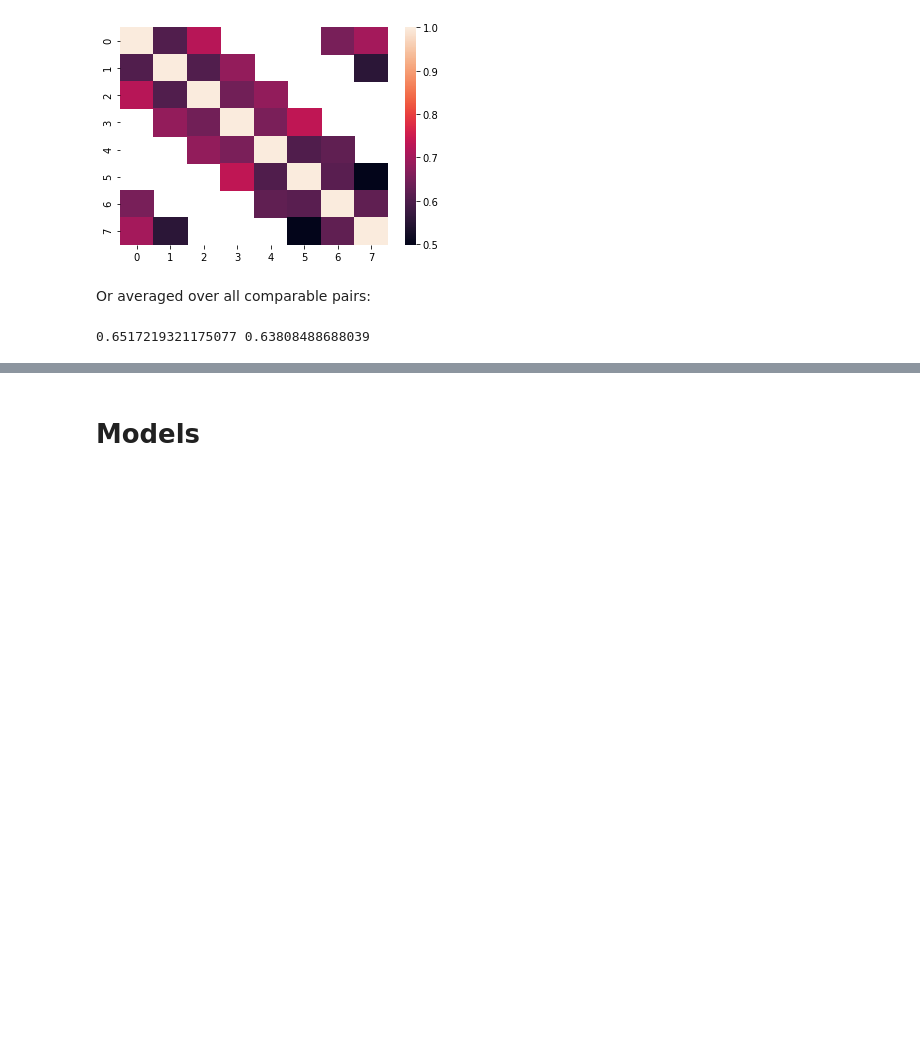
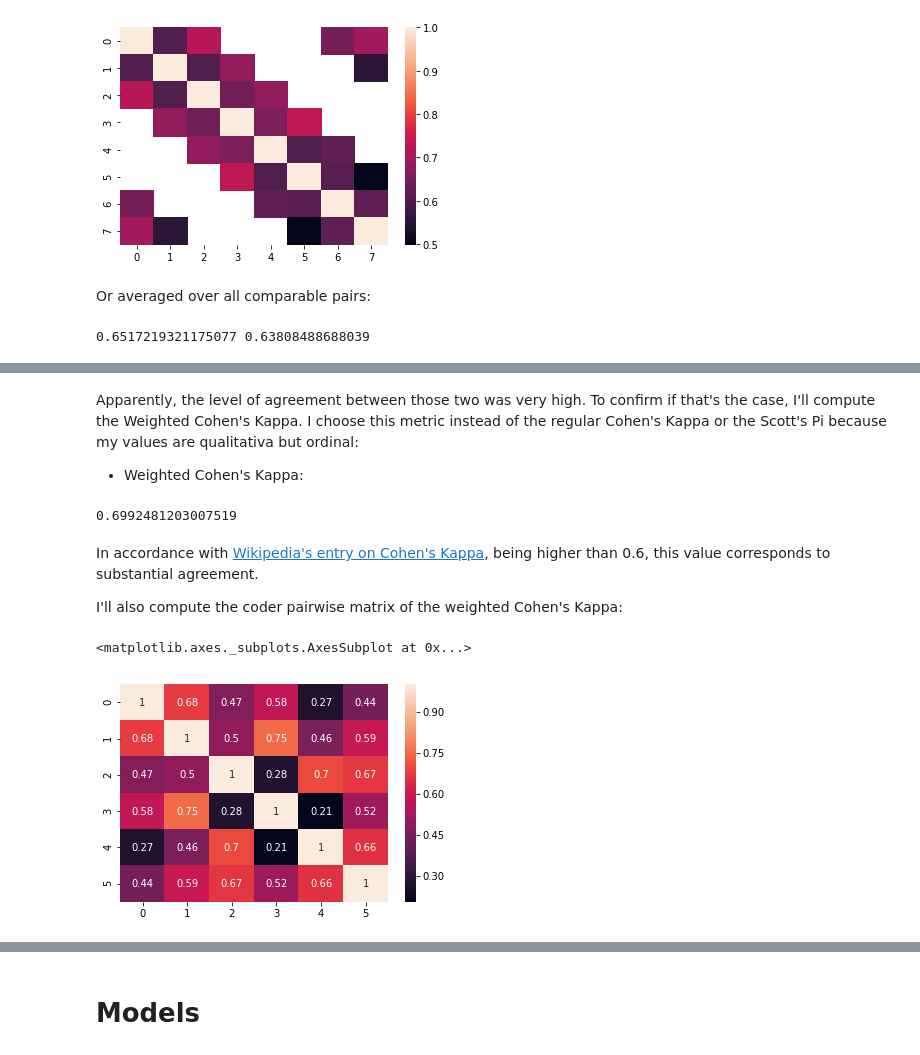
Before and after one commit to luisesanmartin/Content-Analysis-2020, a Jupyter notebook: week-2/2-Reliability.ipynb, the cells around one changed output, grey strips where cells are left out. Saved outputs shown, nothing was run; the diff lists cells and outputs as text; code cells hidden in the pictures; blank space fills up the shorter version.

```diff
--- a/week-2/2-Reliability.ipynb
+++ b/week-2/2-Reliability.ipynb
@@ -220,0 +321,18 @@ print(pairwise_metric_average(pearsons_rho,anno.annotations), pairwise_metric_av
+# %% [markdown]
+Apparently, the level of agreement between those two was very high. To confirm if that's the case, I'll compute the Weighted Cohen's Kappa. I choose this metric instead of the regular Cohen's Kappa or the Scott's Pi because my values are qualitativa but ordinal:
+
+* Weighted Cohen's Kappa:
+# %%
+cohens_weighted_kappa(data_annotations.annotations[:,2], data_annotations.annotations[:,4])
+# %% [output]
+0.6992481203007519
+# %% [markdown]
+In accordance with [Wikipedia's entry on Cohen's Kappa](https://en.wikipedia.org/wiki/Cohen%27s_kappa#Interpreting_magnitude), being higher than 0.6, this value corresponds to substantial agreement.
+
+I'll also compute the coder pairwise matrix of the weighted Cohen's Kappa:
+# %%
+cohens_weighted_kappa_matrix = pairwise_matrix(cohens_weighted_kappa, data_annotations.annotations)
+seaborn.heatmap(cohens_weighted_kappa_matrix, annot=True)
+# %% [output]
+<matplotlib.axes._subplots.AxesSubplot at 0x...>
+[figure, added]
```
Also changed, not shown: parts of 56 cells of this notebook.
